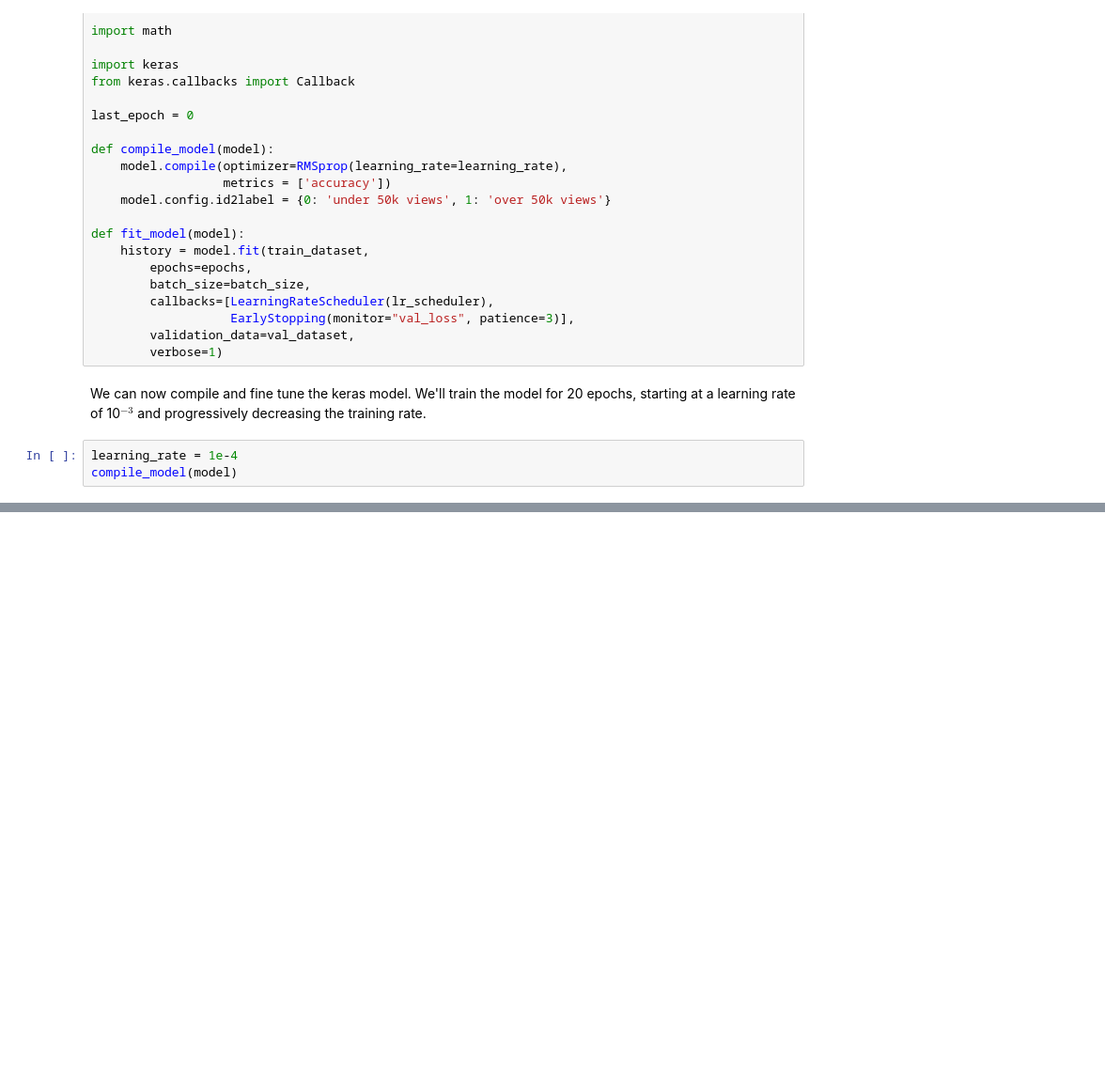
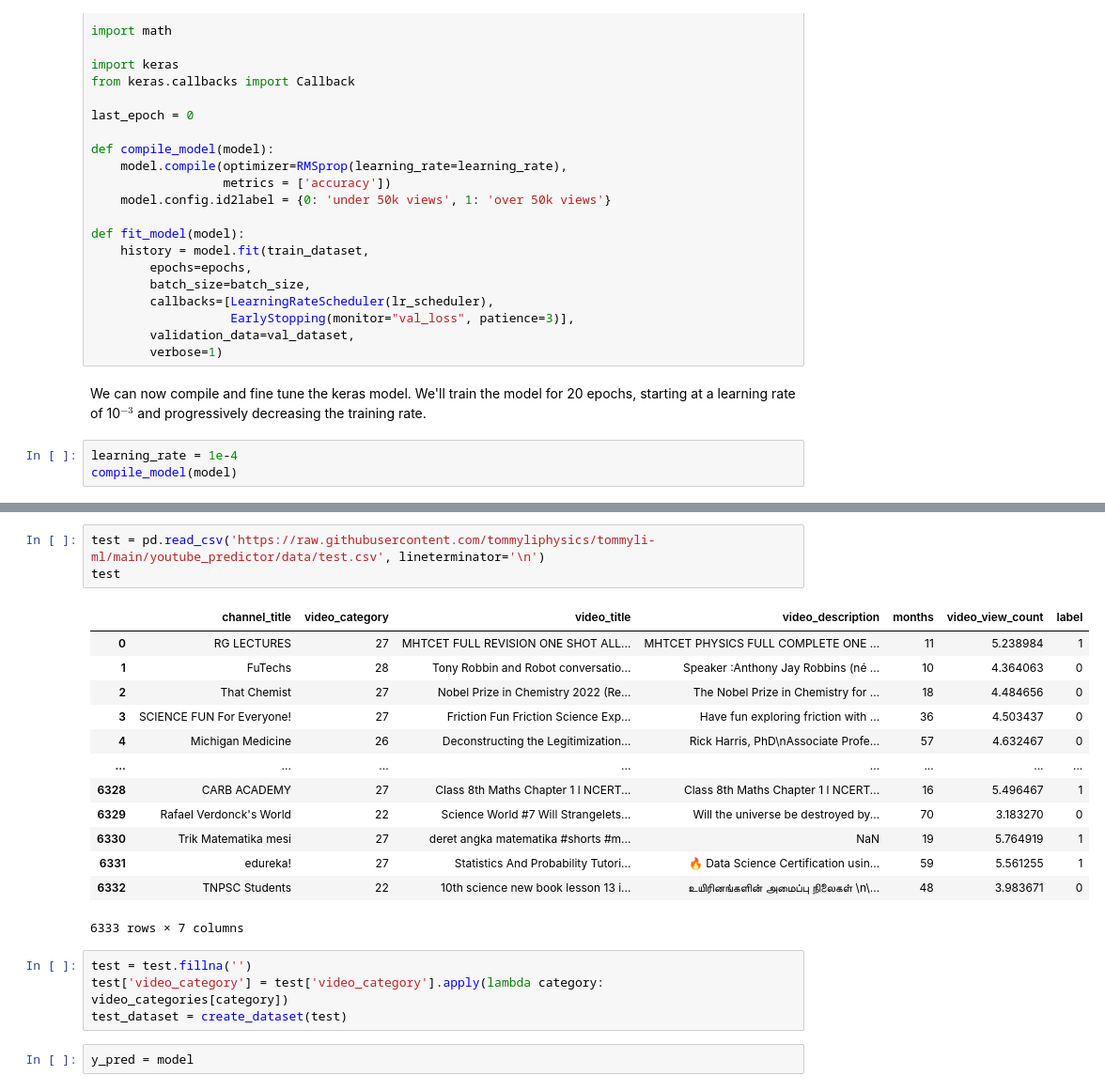
Before and after one commit to tommyliphysics/tommyli-ml, a Jupyter notebook: youtube_predictor/notebooks/distilbert.ipynb, the cells around one changed output, grey strips where cells are left out. Shown at 94% size. Cells and saved outputs as stored; diff of their text form; blank space fills up the shorter version.

```diff
--- a/youtube_predictor/notebooks/distilbert.ipynb
+++ b/youtube_predictor/notebooks/distilbert.ipynb
@@ -193,0 +220,23 @@ Epoch 6/11
+# %%
+test = pd.read_csv('https://raw.githubusercontent.com/tommyliphysics/tommyli-ml/main/youtube_predictor/data/test.csv', lineterminator='\n')
+test
+# %% [output]
+|  | channel_title | video_category | video_title | video_description | months | video_view_count | label |
+| 0 | RG LECTURES | 27 | MHTCET FULL REVISION ONE SHOT ALL... | MHTCET PHYSICS FULL COMPLETE ONE ... | 11 | 5.238984 | 1 |
+| 1 | FuTechs | 28 | Tony Robbin and Robot conversatio... | Speaker :Anthony Jay Robbins (né ... | 10 | 4.364063 | 0 |
+| 2 | That Chemist | 27 | Nobel Prize in Chemistry 2022 (Re... | The Nobel Prize in Chemistry for ... | 18 | 4.484656 | 0 |
+| 3 | SCIENCE FUN For Everyone! | 27 | Friction Fun Friction Science Exp... | Have fun exploring friction with ... | 36 | 4.503437 | 0 |
+| 4 | Michigan Medicine | 26 | Deconstructing the Legitimization... | Rick Harris, PhD\nAssociate Profe... | 57 | 4.632467 | 0 |
+| ... | ... | ... | ... | ... | ... | ... | ... |
+| 6328 | CARB ACADEMY | 27 | Class 8th Maths Chapter 1 l NCERT... | Class 8th Maths Chapter 1 l NCERT... | 16 | 5.496467 | 1 |
+| 6329 | Rafael Verdonck's World | 22 | Science World #7 Will Strangelets... | Will the universe be destroyed by... | 70 | 3.183270 | 0 |
+| 6330 | Trik Matematika mesi | 27 | deret angka matematika #shorts #m... | NaN | 19 | 5.764919 | 1 |
+| 6331 | edureka! | 27 | Statistics And Probability Tutori... | 🔥 Data Science Certification usin... | 59 | 5.561255 | 1 |
+| 6332 | TNPSC Students | 22 | 10th science new book lesson 13 i... | உயிரினங்களின் அமைப்பு நிலைகள் \n\... | 48 | 3.983671 | 0 |
+6333 rows × 7 columns
+# %%
+test = test.fillna('')
+test['video_category'] = test['video_category'].apply(lambda category: video_categories[category])
+test_dataset = create_dataset(test)
+# %%
+y_pred = model
```
Also changed, not shown: parts of 7 cells of this notebook.
